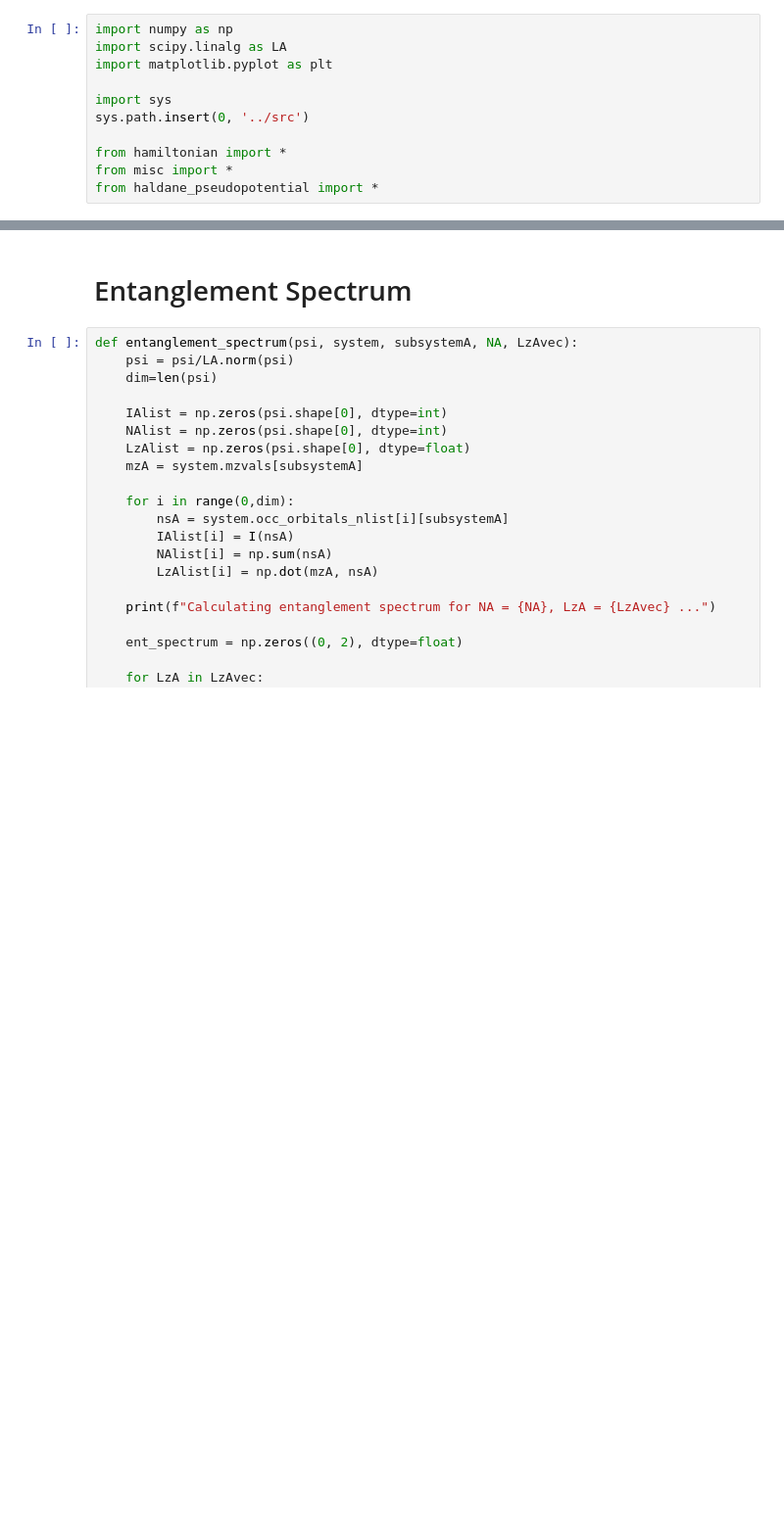
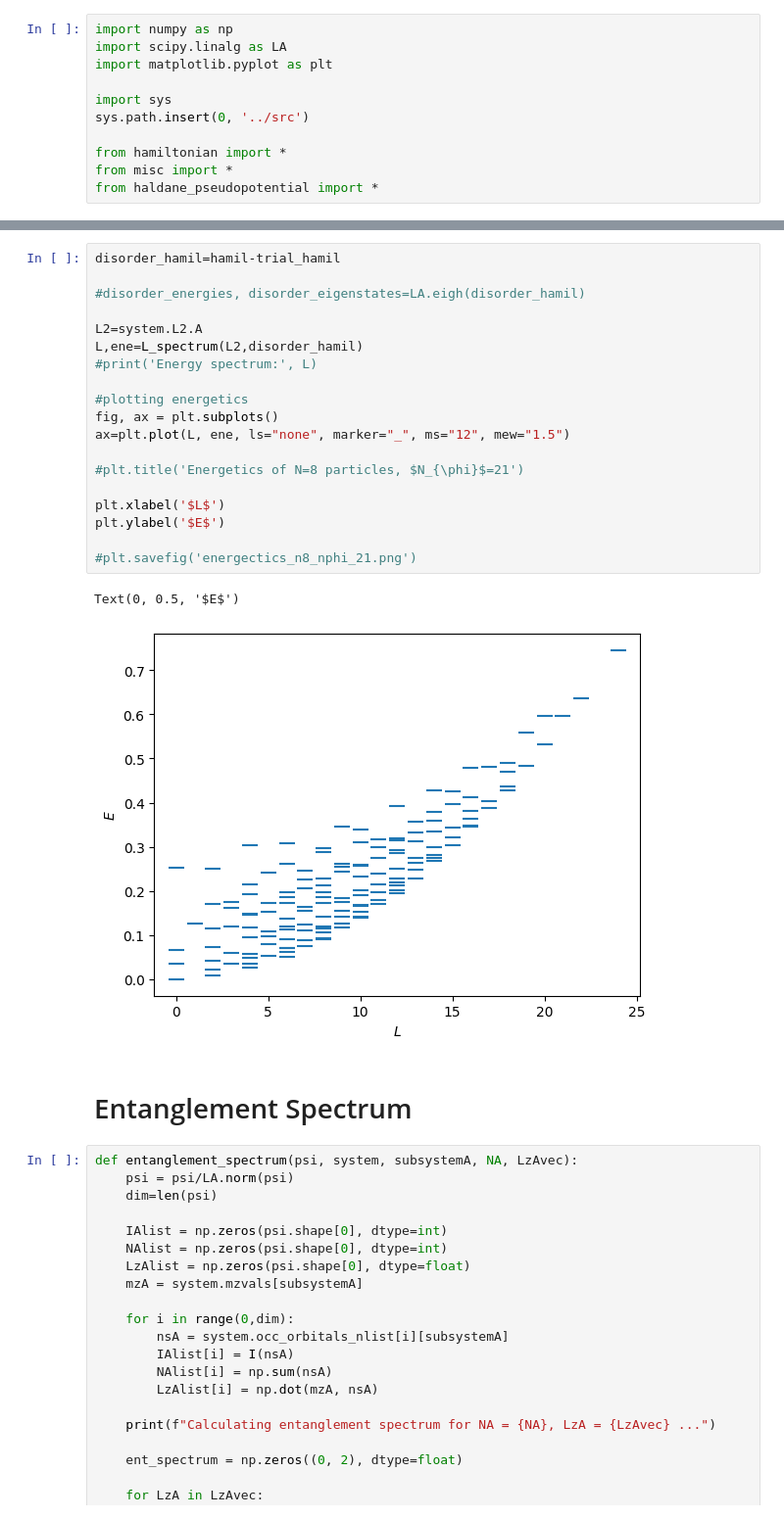
Before and after one commit to geloganu/ED_FQHE, a Jupyter notebook: notebook_MR/MR_Pf.ipynb, the cells around one changed output, grey strips where cells are left out. Shown at 98% size. Cells and saved outputs as stored; diff of their text form; blank space fills up the shorter version.

```diff
--- a/notebook_MR/MR_Pf.ipynb
+++ b/notebook_MR/MR_Pf.ipynb
@@ -163,3 +158,25 @@ overlap of wavefunciton <Ψtrial|Ψexact>= 0.9856922828033863
+# %%
+disorder_hamil=hamil-trial_hamil
+
+#disorder_energies, disorder_eigenstates=LA.eigh(disorder_hamil)
+
+L2=system.L2.A
+L,ene=L_spectrum(L2,disorder_hamil)
+#print('Energy spectrum:', L)
+
+#plotting energetics
+fig, ax = plt.subplots()
+ax=plt.plot(L, ene, ls="none", marker="_", ms="12", mew="1.5")
+
+#plt.title('Energetics of N=8 particles, $N_{\phi}$=21')
+
+plt.xlabel('$L$')
+plt.ylabel('$E$')
+
+#plt.savefig('energectics_n8_nphi_21.png')
+# %% [output]
+Text(0, 0.5, '$E$')
+[figure, added]
 # %% [markdown]
 # Entanglement Spectrum
 # %%
```
Also changed, not shown: parts of 18 cells of this notebook, 31 other files.
